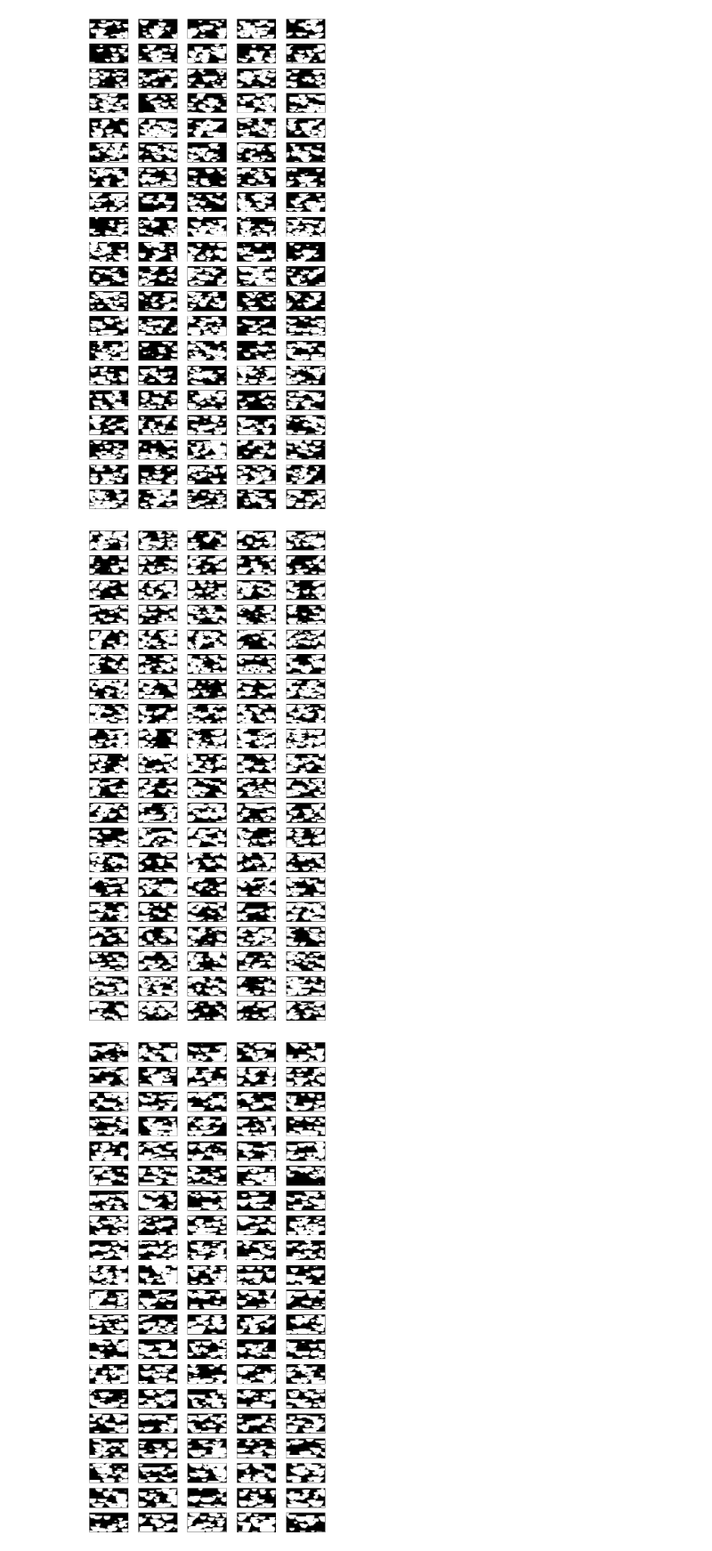
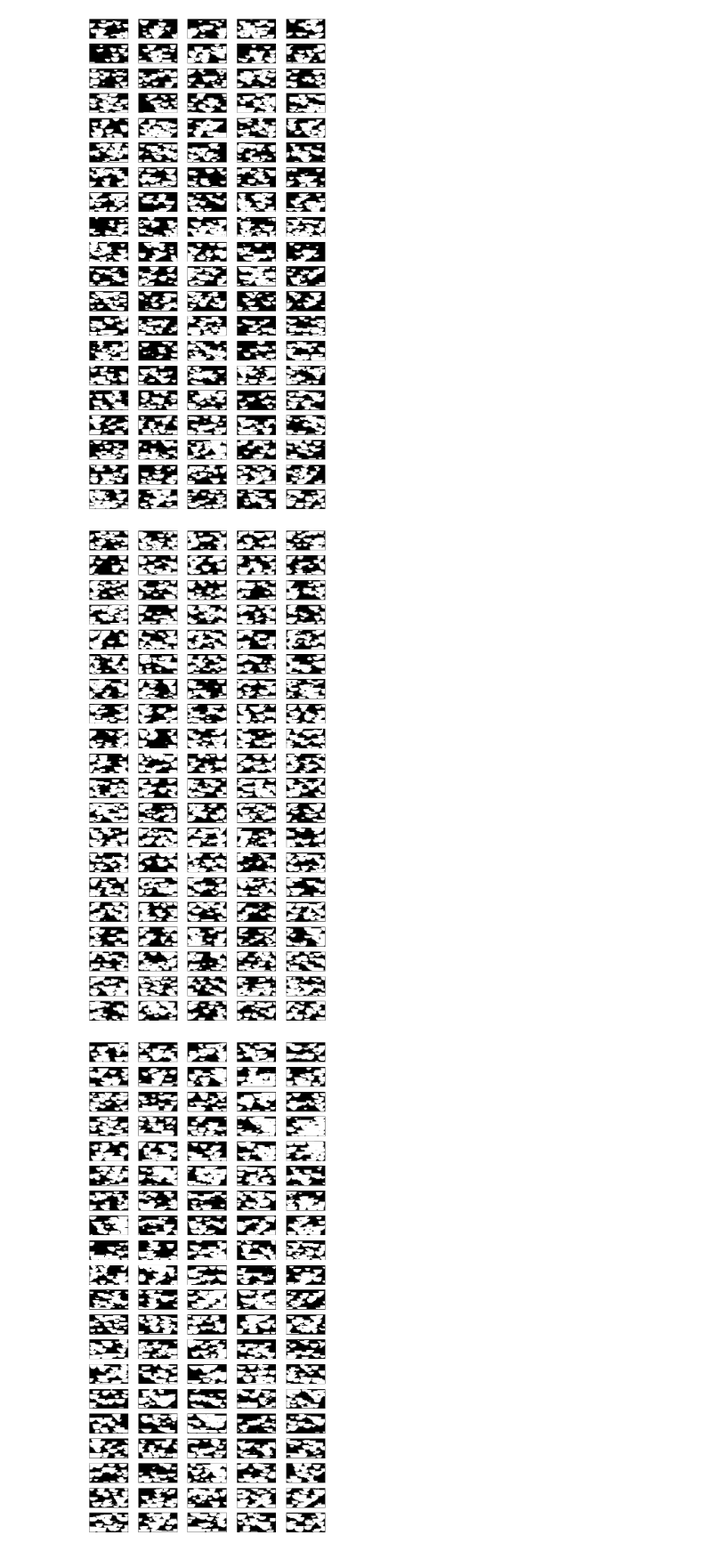
Before and after one commit to LukasMosser/DeepFlow, a Jupyter notebook: results/Plot Results-Paper.ipynb, the cells around one changed output. Shown at 89% size. Cells and saved outputs as stored; diff of their text form; code cells hidden in the pictures.

```diff
--- a/results/Plot Results-Paper.ipynb
+++ b/results/Plot Results-Paper.ipynb
@@ -61,8 +59,8 @@ unc_props = np.concatenate([unc_poros.reshape(1000, 1, 64, 128), unc_perms.resha
 # %% [markdown]
 ## Loading the optimized samples for each inversion case: wells, flow, and flow+wells
 # %%
-folders = [perm+a for a in ["/wells_adam_gauss", "/flow_adam_gauss", "/flowwells_adam_gauss"]]
-all_curves, all_poroperms, all_zs = load_folders("./results/runs/", folders)
+folders = [perm+a for a in ["/wells_adam_bce", "/flow_adam_bce", "/flowwells_adam_bce"]]
+all_curves, all_poroperms, all_zs = load_folders("./results/runs/", folders, functionals=["min_map", "min_map", "min_map"])
 # %%
 # inspired by http://nipunbatra.github.io/2014/08/latexify/
 params = {
@@ -128,47 +101,51 @@ def inverse_permeability_transform(x, a=0.001, b=1e-12):
     return x/b-a
 # %%
 fig, ax = plt.subplots(20, 5, figsize=(10, 20))
-plot = [np.where(inverse_permeability_transform(poro_perm[1])>0.5, 1, 0)[::-1] for poro_perm in unc_props[0:100]]
+p = np.array([np.where(inverse_permeability_transform(poro_perm[1])>0.5, 1, 0)[::-1] for poro_perm in unc_props[0:100]])
 
-for a, im in zip(ax.flatten(), plot):
+for a, im in zip(ax.flatten(), p):
     a.imshow(im, vmin=0, vmax=1.0)
 
 for a in ax.flatten():
     a.set_xticks([])
     a.set_yticks([])
 fig.tight_layout()
-if True:
+if plot:
     plt.savefig("./results/figures/unconditional_samples.png", dpi=300, bbox_inches="tight")
 # %% [output]
 [figure]
 # %%
+misfits_wells = np.load("./results/misfits/low_perm/misfits_wells_adam_gauss_bce.npy")
+
 fig, ax = plt.subplots(20, 5, figsize=(10, 20))
-plot = [np.where(inverse_permeability_transform(poro_perm[1])>0.5, 1, 0)[::-1] for poro_perm in all_poroperms[0][0]]
+imgs = [np.where(inverse_permeability_transform(poro_perm[1])>0.5, 1, 0)[::-1] for poro_perm in all_poroperms[0][0]]
 
-for a, im in zip(ax.flatten(), plot):
+for a, im in zip(ax.flatten(), imgs):
     a.imshow(im, vmin=0, vmax=1.0)
 
 for a in ax.flatten():
     a.set_xticks([])
     a.set_yticks([])
 fig.tight_layout()
-if True:
+if plot:
     plt.savefig("./results/figures/wells_samples.png", dpi=300, bbox_inches="tight")
 # %% [output]
-[figure, old version]
+[figure, new version]
 # %%
+misfits_flow = np.load("./results/misfits/low_perm/misfits_flow_adam_gauss_bce.npy")
+
 fig, ax = plt.subplots(20, 5, figsize=(10, 20))
-plot = [np.where(inverse_permeability_transform(poro_perm[1])>0.5, 1, 0)[::-1] for poro_perm in all_poroperms[1][0]]
+imgs = np.array([np.where(inverse_permeability_transform(poro_perm[1])>0.5, 1, 0)[::-1] for poro_perm in all_poroperms[1][0]])
 
-for a, im in zip(ax.flatten(), plot):
+for a, im in zip(ax.flatten(), imgs):
     a.imshow(im, vmin=0, vmax=1.0)
 
 for a in ax.flatten():
     a.set_xticks([])
     a.set_yticks([])
 fig.tight_layout()
-if True:
+if plot:
     plt.savefig("./results/figures/flow_samples.png", dpi=300, bbox_inches="tight")
 # %% [output]
-[figure, old version]
+[figure, new version]
 # %%
```
Also changed, not shown: parts of 32 cells of this notebook, 17 other files.
